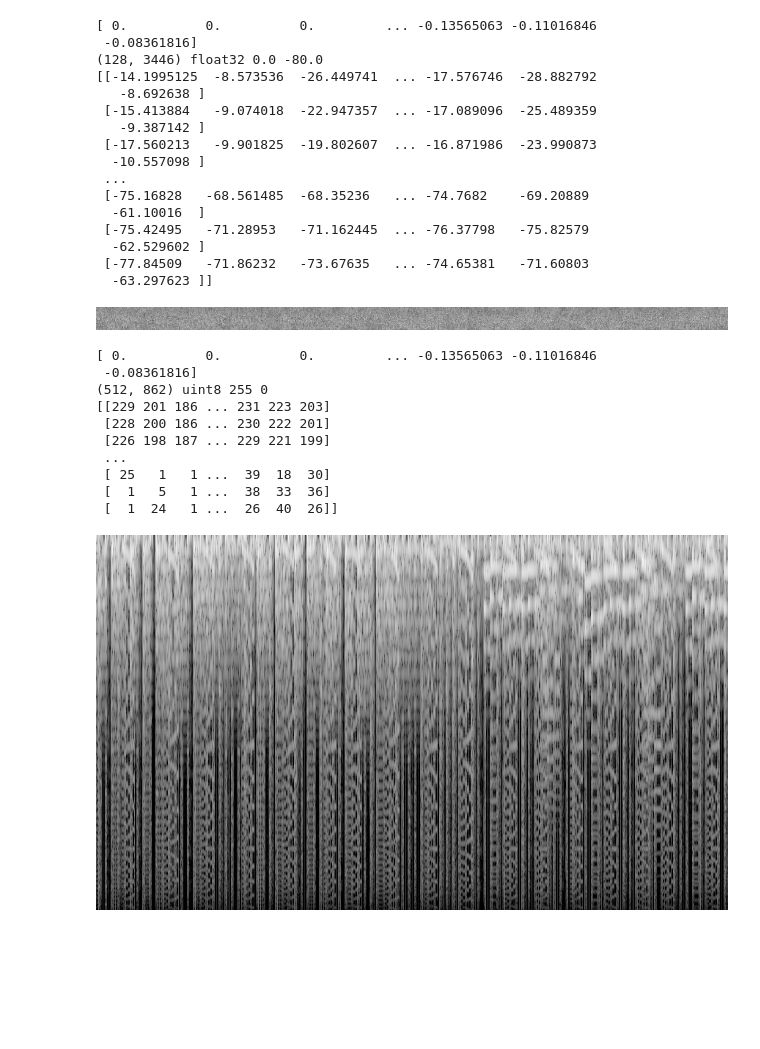
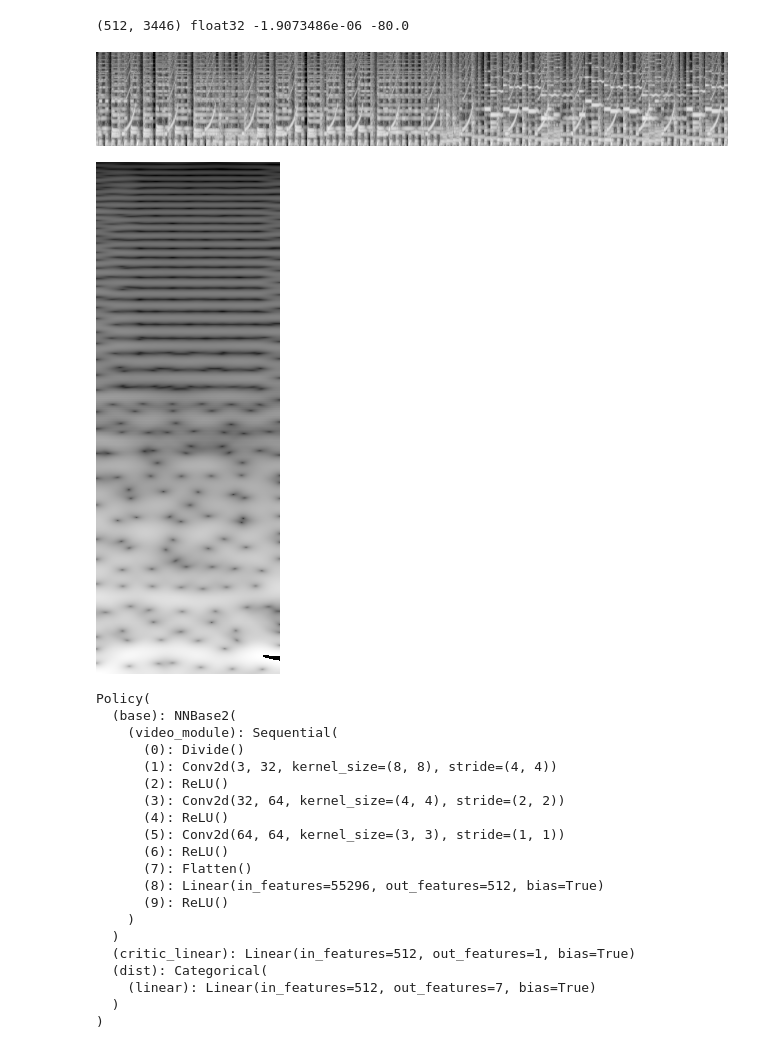
Before and after one commit to faraazn/meng, a Jupyter notebook: pytorch-a2c-ppo-acktr-gail/viz_spectrogram.ipynb, the cells around one changed output. Drawn from its saved outputs; the diff is of its cells as text; code cells hidden in the pictures; blank space fills up the shorter version.

Commit message:
smoothed spectrogram visualization

```diff
--- a/pytorch-a2c-ppo-acktr-gail/viz_spectrogram.ipynb
+++ b/pytorch-a2c-ppo-acktr-gail/viz_spectrogram.ipynb
@@ -65,53 +49,26 @@ print(mels_db)
 # %%
-print(a)
-mels = librosa.feature.melspectrogram(y=a, sr=sr, n_mels=128, win_length=128, hop_length=64)
+n_fft = 512
+mels = librosa.feature.melspectrogram(y=a, sr=sr, n_fft=2048, n_mels=n_fft, win_length=n_fft//2, hop_length=n_fft//8)
 mels_db = librosa.power_to_db(mels, ref=np.max)
 print(mels_db.shape, mels_db.dtype, mels_db.max(), mels_db.min())
-print(mels_db)
+mels_db = np.uint8(mels_db/80*255)
 
-aud_im = Image.fromarray(mels_db, 'P')
+aud_im = Image.fromarray(np.flip(mels_db, axis=0), 'L')
 display(aud_im)
 # %% [output]
-[ 0.          0.          0.         ... -0.13565063 -0.11016846
- -0.08361816]
-(128, 3446) float32 0.0 -80.0
-[[-14.1995125  -8.573536  -26.449741  ... -17.576746  -28.882792
-   -8.692638 ]
- [-15.413884   -9.074018  -22.947357  ... -17.089096  -25.489359
-   -9.387142 ]
- [-17.560213   -9.901825  -19.802607  ... -16.871986  -23.990873
-  -10.557098 ]
- ...
- [-75.16828   -68.561485  -68.35236   ... -74.7682    -69.20889
-  -61.10016  ]
- [-75.42495   -71.28953   -71.162445  ... -76.37798   -75.82579
-  -62.529602 ]
- [-77.84509   -71.86232   -73.67635   ... -74.65381   -71.60803
-  -63.297623 ]]
+(512, 3446) float32 -1.9073486e-06 -80.0
-[figure, old version]
+[figure, new version]
 # %%
-print(a)
 n_fft = 512
-mels = librosa.feature.melspectrogram(y=a, sr=sr, n_mels=n_fft, win_length=n_fft//2, hop_length=n_fft//2)
+x = 735*0  # 14 is start of first jump
+mels = librosa.feature.melspectrogram(y=a[x:x+735*1], sr=sr, n_mels=n_fft, win_length=n_fft//2, hop_length=n_fft//128)
 mels_db = librosa.power_to_db(mels, ref=np.max)
 mels_db = np.uint8(mels_db/80*255)
-print(mels_db.shape, mels_db.dtype, mels_db.max(), mels_db.min())
-print(mels_db)
 
-aud_im = Image.fromarray(mels_db, 'L')
+aud_im = Image.fromarray(np.flip(mels_db, axis=0), 'L')
 display(aud_im)
 # %% [output]
-[ 0.          0.          0.         ... -0.13565063 -0.11016846
- -0.08361816]
-(512, 862) uint8 255 0
-[[229 201 186 ... 231 223 203]
- [228 200 186 ... 230 222 201]
- [226 198 187 ... 229 221 199]
- ...
- [ 25   1   1 ...  39  18  30]
- [  1   5   1 ...  38  33  36]
- [  1  24   1 ...  26  40  26]]
-[figure, old version]
+[figure, new version]
 # %%
 from visualize.visualize import gen_eval_vid_frame
 from a2c_ppo_acktr.envs import make_vec_envs
@@ -131,8 +88,7 @@ env = make_vec_envs(
 from a2c_ppo_acktr.model import Policy
 
 obs_space = env.observation_space
-obs_module = {'video': 'video-large', 'audio': 'audio-small'}
-assert set(obs_space.spaces.keys()) == set(obs_module.keys()), "Observation spaces and modules must have same keys."
+obs_module = {'video': 'video-large'}#, 'audio': 'audio-small'}
 actor_critic = Policy(
     obs_space,
     obs_module,
@@ -142,6 +98,27 @@ env_step = 0
 episode_num = 0
 actor_critic.to(device)
 actor_critic.train()
+# %% [output]
+Policy(
+  (base): NNBase2(
+    (video_module): Sequential(
+      (0): Divide()
+      (1): Conv2d(3, 32, kernel_size=(8, 8), stride=(4, 4))
+      (2): ReLU()
+      (3): Conv2d(32, 64, kernel_size=(4, 4), stride=(2, 2))
+      (4): ReLU()
+      (5): Conv2d(64, 64, kernel_size=(3, 3), stride=(1, 1))
+      (6): ReLU()
+      (7): Flatten()
+      (8): Linear(in_features=55296, out_features=512, bias=True)
+      (9): ReLU()
+    )
+  )
+  (critic_linear): Linear(in_features=512, out_features=1, bias=True)
+  (dist): Categorical(
+    (linear): Linear(in_features=512, out_features=7, bias=True)
+  )
+)
 # %%
 recurrent_hidden_states = torch.zeros(1, actor_critic.recurrent_hidden_state_size).to(device)
 masks = torch.zeros(1, 1).to(device)
```
Also changed, not shown: parts of 4 cells of this notebook, 4 other files.
